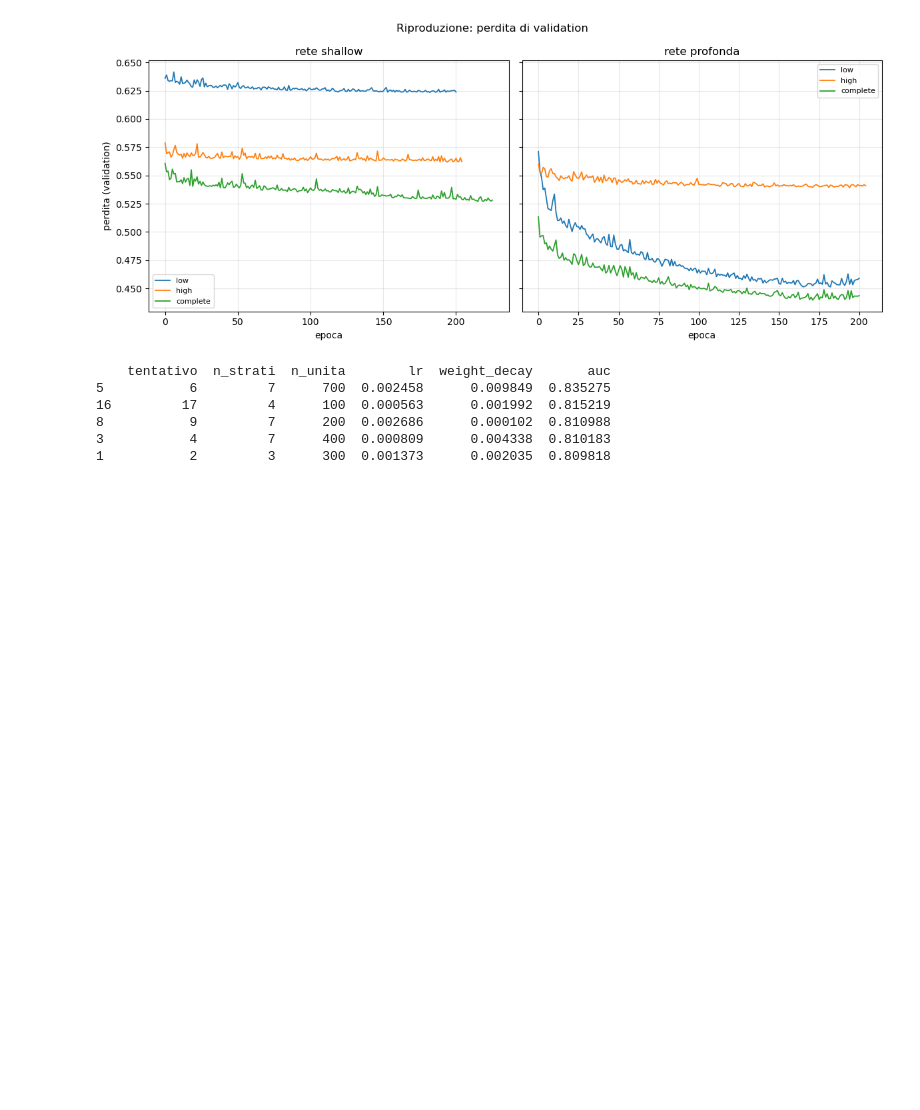
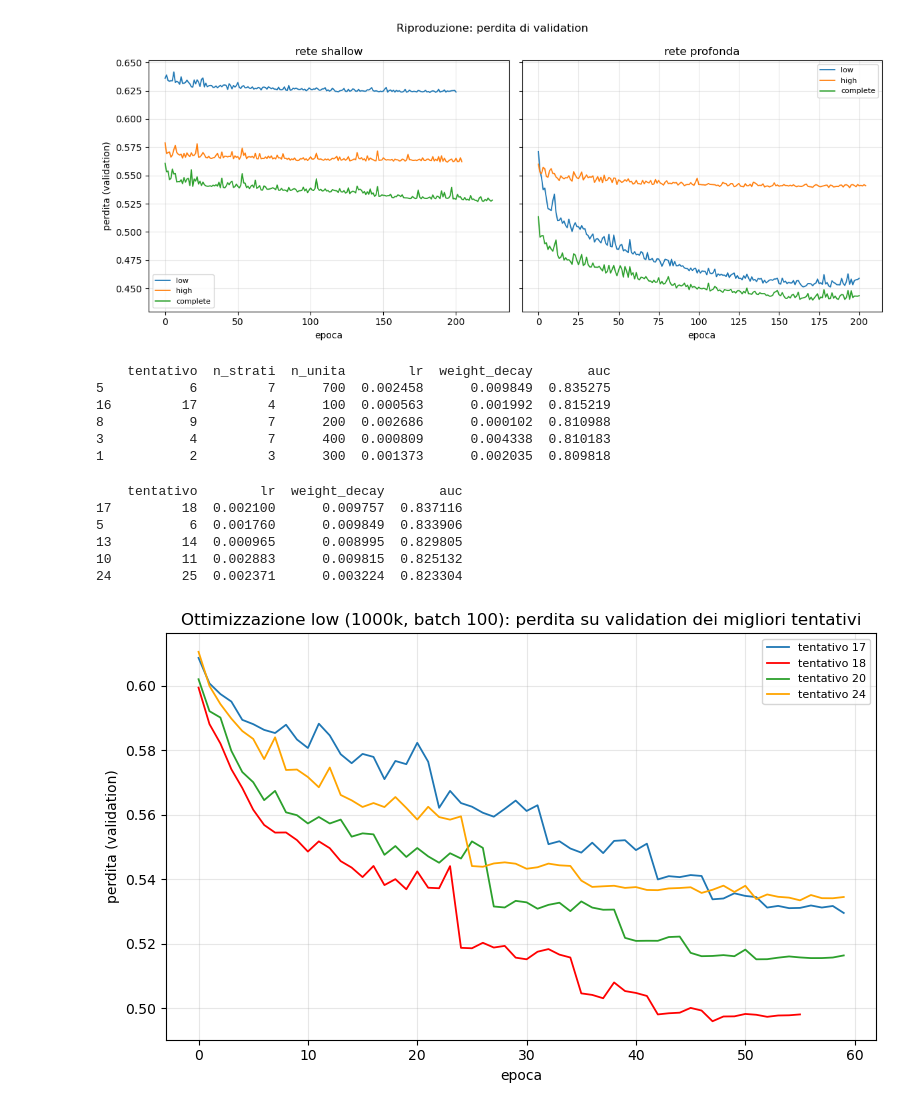
Before and after one commit to alivergani/Deep-Learning, a Jupyter notebook: ExoticParticles_HEP/notebooks/grafici_presentazione.ipynb, the cells around one changed output. Saved outputs shown, nothing was run; the diff lists cells and outputs as text; code cells hidden in the pictures; blank space fills up the shorter version.

```diff
--- a/ExoticParticles_HEP/notebooks/grafici_presentazione.ipynb
+++ b/ExoticParticles_HEP/notebooks/grafici_presentazione.ipynb
@@ -22,11 +22,22 @@ def carica_curve(sottocartella, semi=SEMI):
     return curve
 
 
-def grafico_curve(curve, ylabel, titolo, epoca_svolta=EPOCA_SVOLTA):
+def grafico_curve(curve, ylabel, titolo, epoca_svolta=EPOCA_SVOLTA, etichetta="seme", evidenzia=None, colori=None):
     fig, ax = plt.subplots(figsize=(8, 5))
 
     for i, (epoche, valori) in curve.items():
-        ax.plot(epoche, valori, linewidth=1.3, label=f"seme {i}")
+        if i == evidenzia:
+            continue
+        if evidenzia is not None:
+            ax.plot(epoche, valori, linewidth=1.3, color="gray", alpha=0.5, label=f"{etichetta} {i}")
+        else:
+            colore = colori.get(i) if colori else None
+            ax.plot(epoche, valori, linewidth=1.3, color=colore, label=f"{etichetta} {i}")
+
+    if evidenzia is not None:
+        epoche, valori = curve[evidenzia]
+        ax.plot(epoche, valori, linewidth=2.5, color="crimson", zorder=5,
+                label=f"{etichetta} {evidenzia}")
 
     if epoca_svolta is not None:
         ax.axvline(epoca_svolta, color="black", linestyle="--", linewidth=1.2,
@@ -122,3 +133,39 @@ print(df[["tentativo","n_strati","n_unita","lr","weight_decay","auc"]].head(5))
 8           9         7      200  0.002686      0.000102  0.810988
 3           4         7      400  0.000809      0.004338  0.810183
 1           2         3      300  0.001373      0.002035  0.809818
+# %%
+import json, pandas as pd
+
+with open("../results_small/ottimizzazione_low_1000k_batch100.json") as f:
+    d = json.load(f)
+
+df = pd.DataFrame(d["tentativi"]).sort_values("auc", ascending=False)
+print(df[["tentativo","lr","weight_decay","auc"]].head(5))
+# %% [output]
+    tentativo        lr  weight_decay       auc
+17         18  0.002100      0.009757  0.837116
+5           6  0.001760      0.009849  0.833906
+13         14  0.000965      0.008995  0.829805
+10         11  0.002883      0.009815  0.825132
+24         25  0.002371      0.003224  0.823304
+# %%
+# ottimizzazione iperparametri: curve dei singoli tentativi
+def carica_curve_tentativi(sottocartella, prefisso, tentativi):
+    "Legge i json esportati da tensorboard per ogni tentativo: [wall_time, step, value]."
+    curve = {}
+    for t in tentativi:
+        with open(DATI_TB / sottocartella / f"{prefisso}_tentativo{t:03d}.json") as f:
+            dati = json.load(f)
+        epoche = [riga[1] for riga in dati]
+        valori = [riga[2] for riga in dati]
+        curve[t] = (epoche, valori)
+    return curve
+# %%
+# ricerca 1000k/batch100: perdita di training dei migliori tentativi
+curve_ottim_low = carica_curve_tentativi("ottimizzazione1", "ottimizzazione_low", [17, 18, 20, 24])
+grafico_curve(curve_ottim_low, "perdita (validation)",
+              "Ottimizzazione low (1000k, batch 100): perdita su validation dei migliori tentativi",
+              epoca_svolta=None, etichetta="tentativo",
+              colori={17: "tab:blue", 18: "red", 20: "tab:green", 24: "orange"})
+# %% [output]
+[figure, added]
```
Also changed, not shown: parts of 2 cells of this notebook, 1 other file.
